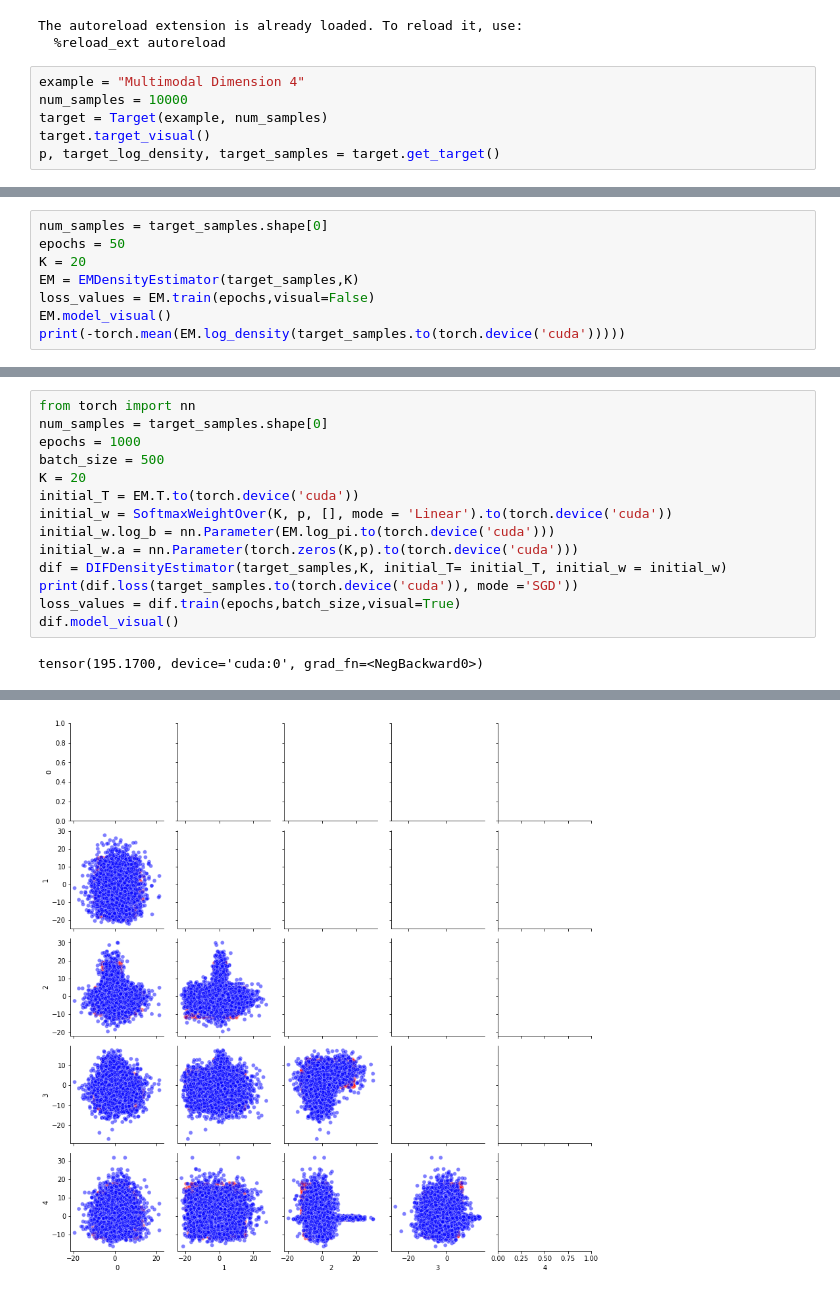
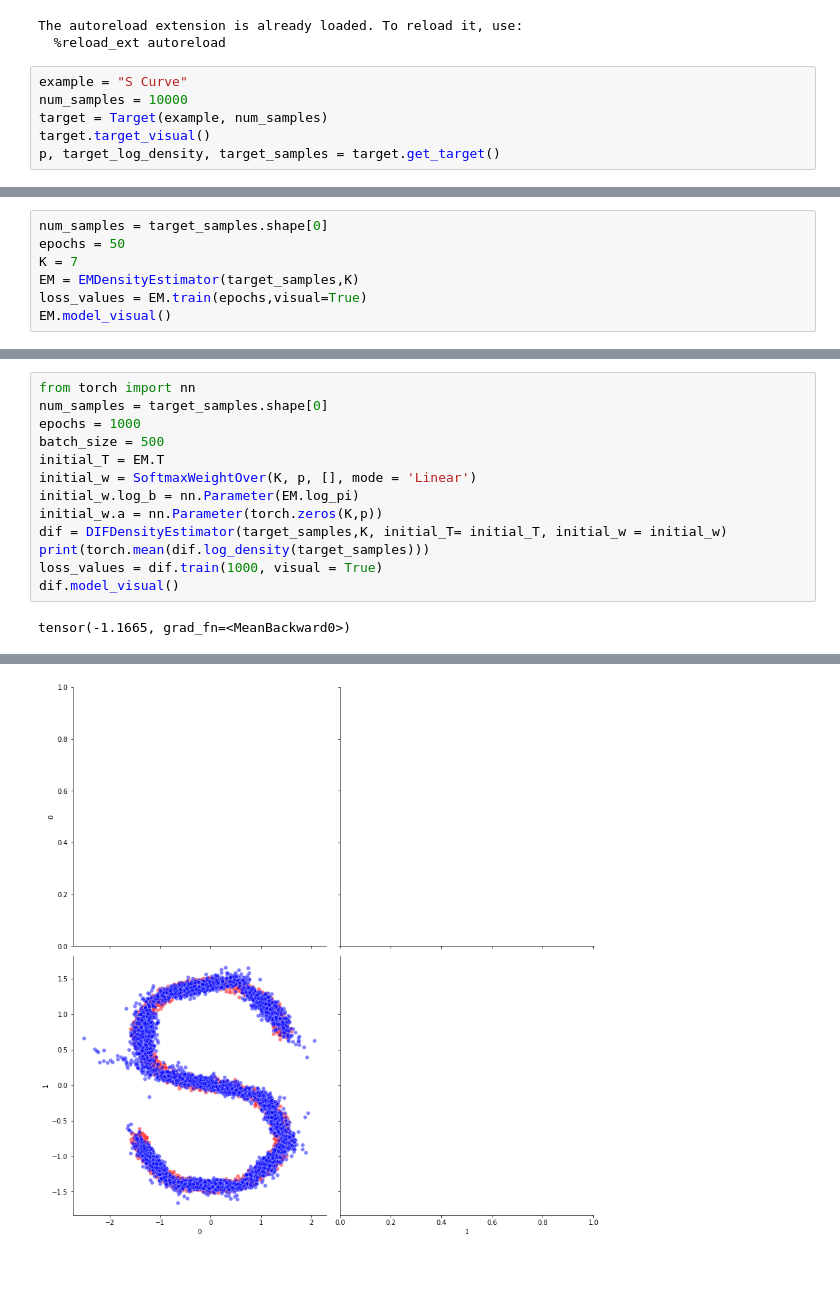
Before and after one commit to ElouanARGOUARCH/Discretely-Indexed-Flows, a Jupyter notebook: experiments/Start from EM.ipynb, the cells around one changed output, grey strips where cells are left out. Drawn from its saved outputs; the diff is of its cells as text.

```diff
--- a/experiments/Start from EM.ipynb
+++ b/experiments/Start from EM.ipynb
@@ -14,7 +14,7 @@ import matplotlib.pyplot as plt
 The autoreload extension is already loaded. To reload it, use:
   %reload_ext autoreload
 # %%
-example = "Multimodal Dimension 4"
+example = "S Curve"
 num_samples = 10000
 target = Target(example, num_samples)
 target.target_visual()
@@ -24,9 +24,8 @@ p, target_log_density, target_samples = target.get_target()
 # %%
 num_samples = target_samples.shape[0]
 epochs = 50
-K = 20
+K = 7
 EM = EMDensityEstimator(target_samples,K)
-loss_values = EM.train(epochs,visual=False)
+loss_values = EM.train(epochs,visual=True)
 EM.model_visual()
-print(-torch.mean(EM.log_density(target_samples.to(torch.device('cuda')))))
 # %% [output]
@@ -46,14 +37,13 @@ from torch import nn
 num_samples = target_samples.shape[0]
 epochs = 1000
 batch_size = 500
-K = 20
-initial_T = EM.T.to(torch.device('cuda'))
-initial_w = SoftmaxWeightOver(K, p, [], mode = 'Linear').to(torch.device('cuda'))
-initial_w.log_b = nn.Parameter(EM.log_pi.to(torch.device('cuda')))
-initial_w.a = nn.Parameter(torch.zeros(K,p).to(torch.device('cuda')))
+initial_T = EM.T
+initial_w = SoftmaxWeightOver(K, p, [], mode = 'Linear')
+initial_w.log_b = nn.Parameter(EM.log_pi)
+initial_w.a = nn.Parameter(torch.zeros(K,p))
 dif = DIFDensityEstimator(target_samples,K, initial_T= initial_T, initial_w = initial_w)
-print(dif.loss(target_samples.to(torch.device('cuda')), mode ='SGD'))
-loss_values = dif.train(epochs,batch_size,visual=True)
+print(torch.mean(dif.log_density(target_samples)))
+loss_values = dif.train(1000, visual = True)
 dif.model_visual()
 # %% [output]
-tensor(195.1700, device='cuda:0', grad_fn=<NegBackward0>)
+tensor(-1.1665, grad_fn=<MeanBackward0>)
@@ -62,4 +52,4 @@ ValueError: cannot reindex from a duplicate axis
-[figure, old version]
+[figure, new version]
 # %%
 from torch import nn
 num_samples = target_samples.shape[0]
```
Also changed, not shown: parts of 11 cells of this notebook, 7 other files.
